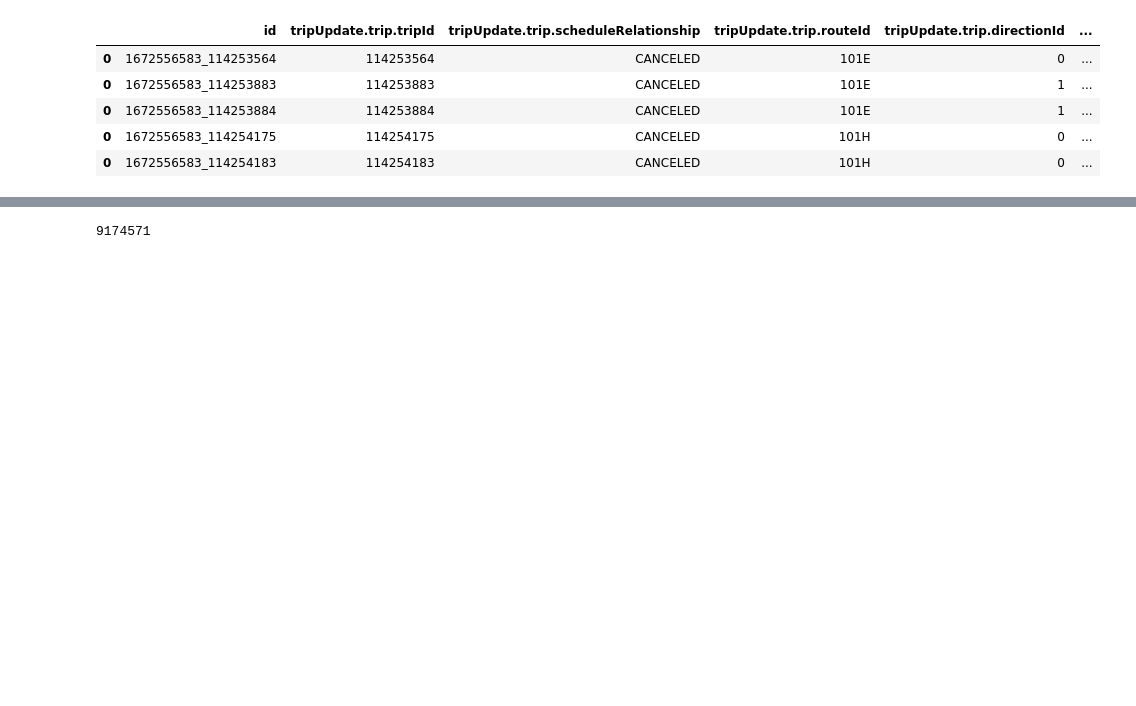
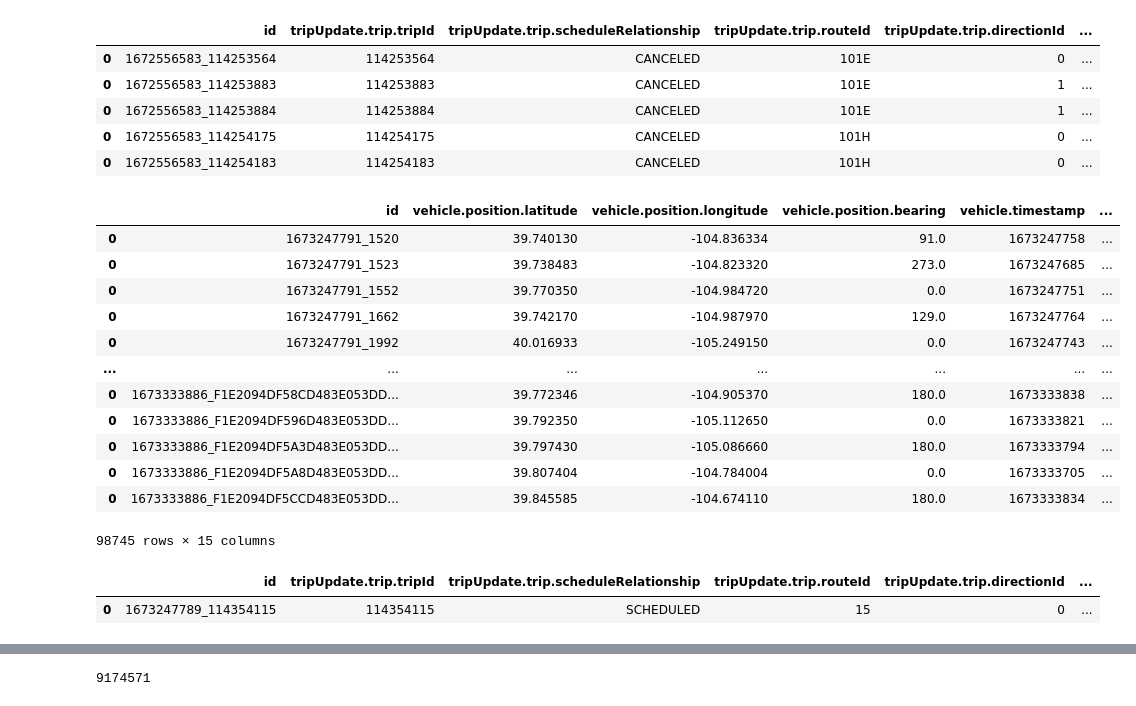
Before and after one commit to thatmushroom/rtd-ghost-buses, a Jupyter notebook: data_analysis/notebooks/aggregate_parquet.ipynb, the cells around one changed output, grey strips where cells are left out. Saved outputs shown, nothing was run; the diff lists cells and outputs as text; code cells hidden in the pictures; blank space fills up the shorter version.

```diff
--- a/data_analysis/notebooks/aggregate_parquet.ipynb
+++ b/data_analysis/notebooks/aggregate_parquet.ipynb
@@ -49,0 +58,31 @@ dask_df.head()
+# %%
+# Vehicle position
+s3_position_onefile_path = f"s3://rtd-ghost-buses-private/processed/VehiclePosition/2023-01-09.parquet"
+parquet_position_df = pd.read_parquet(s3_position_onefile_path)
+# %%
+parquet_position_df # ['vehicle.currentStatus'].value_counts() # in transit to/stopped at/None
+# %% [output]
+|  | id | vehicle.position.latitude | vehicle.position.longitude | vehicle.position.bearing | vehicle.timestamp | ... |
+| 0 | 1673247791_1520 | 39.740130 | -104.836334 | 91.0 | 1673247758 | ... |
+| 0 | 1673247791_1523 | 39.738483 | -104.823320 | 273.0 | 1673247685 | ... |
+| 0 | 1673247791_1552 | 39.770350 | -104.984720 | 0.0 | 1673247751 | ... |
+| 0 | 1673247791_1662 | 39.742170 | -104.987970 | 129.0 | 1673247764 | ... |
+| 0 | 1673247791_1992 | 40.016933 | -105.249150 | 0.0 | 1673247743 | ... |
+| ... | ... | ... | ... | ... | ... | ... |
+| 0 | 1673333886_F1E2094DF58CD483E053DD... | 39.772346 | -104.905370 | 180.0 | 1673333838 | ... |
+| 0 | 1673333886_F1E2094DF596D483E053DD... | 39.792350 | -105.112650 | 0.0 | 1673333821 | ... |
+| 0 | 1673333886_F1E2094DF5A3D483E053DD... | 39.797430 | -105.086660 | 180.0 | 1673333794 | ... |
+| 0 | 1673333886_F1E2094DF5A8D483E053DD... | 39.807404 | -104.784004 | 0.0 | 1673333705 | ... |
+| 0 | 1673333886_F1E2094DF5CCD483E053DD... | 39.845585 | -104.674110 | 180.0 | 1673333834 | ... |
+98745 rows × 15 columns
+# %%
+parquet_df['tripUpdate.vehicle.id'].isna().value_counts() #.columns
+parquet_df.loc[~parquet_df['tripUpdate.vehicle.id'].isna()]
+parquet_df.loc[parquet_df['id'] == '1673247789_114354115', 'tripUpdate.stopTimeUpdate'][0]
+# What does the stop time update actually look like? Arrival + departure time for each stopId/stopSequence
+parquet_df.loc[parquet_df['id'] == '1673247789_114354115']
+# tripUpdate.trip.tripId	tripUpdate.trip.scheduleRelationship	tripUpdate.trip.routeId	tripUpdate.trip.directionId
+# 114354115	SCHEDULED	15	0
+# %% [output]
+|  | id | tripUpdate.trip.tripId | tripUpdate.trip.scheduleRelationship | tripUpdate.trip.routeId | tripUpdate.trip.directionId | ... |
+| 0 | 1673247789_114354115 | 114354115 | SCHEDULED | 15 | 0 | ... |
```
Also changed, not shown: parts of 14 cells of this notebook, 3 other files.
